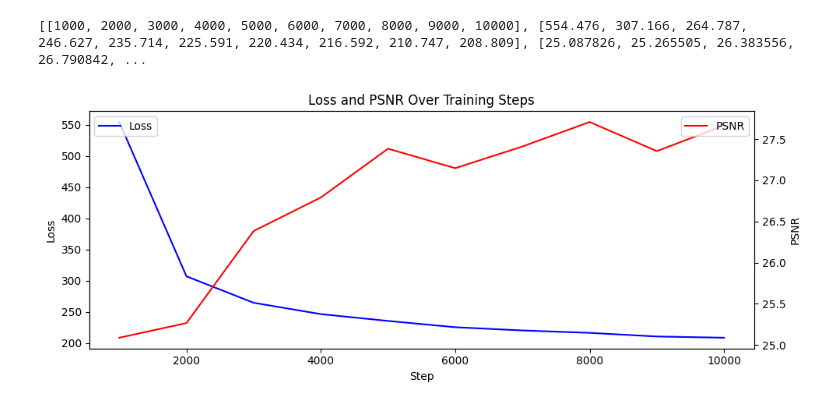
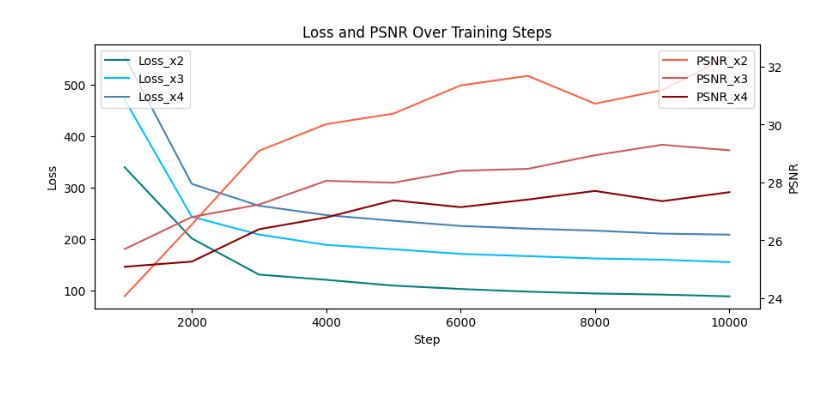
Before and after one commit to samleong66/AMLS2_final, a Jupyter notebook: visualization.ipynb, the cells around one changed output. Drawn from its saved outputs; the diff is of its cells as text; code cells hidden in the pictures.

```diff
--- a/visualization.ipynb
+++ b/visualization.ipynb
@@ -44,6 +46,0 @@ def plot_pre_gen_loss(log_lines):
-# %%
-log_file = 'results/training_x2.log'
-log_lines = read_log_file(log_file)
-fig = plot_pre_gen_loss(log_lines)
-plt.tight_layout()
-fig.savefig('results/training/pre_gen_loss_x2.png')
@@ -53,6 +46,0 @@ fig.savefig('results/training/pre_gen_loss_x2.png')
-# %%
-log_file = 'results/training_x3.log'
-log_lines = read_log_file(log_file)
-fig = plot_pre_gen_loss(log_lines)
-plt.tight_layout()
-fig.savefig('results/training/pre_gen_loss_x3.png')
@@ -62,9 +47,21 @@ fig.savefig('results/training/pre_gen_loss_x3.png')
-# %%
-log_file = 'results/training_x4.log'
-log_lines = read_log_file(log_file)
-fig = plot_pre_gen_loss(log_lines)
-plt.tight_layout()
-fig.savefig('results/training/pre_gen_loss_x4.png')
-# %% [output]
-[[1000, 2000, 3000, 4000, 5000, 6000, 7000, 8000, 9000, 10000], [554.476, 307.166, 264.787, 246.627, 235.714, 225.591, 220.434, 216.592, 210.747, 208.809], [25.087826, 25.265505, 26.383556, 26.790842, ...
-[figure, removed]
+# %%
+fig = plt.figure(figsize=(10,4))
+ax = fig.add_subplot(111)
+par = ax.twinx()
+loss_color = ['#008080', '#00BFFF', '#4682B4']
+psnr_color = ['#FF6347', '#CD5C5C', '#8B0000']
+for i in range(2, 5):
+    log_file = f'results/training_x{i}.log'
+    log_lines = read_log_file(log_file)
+    results = pre_gen_loss(log_lines)
+    ax.plot(results[0], results[1], color=loss_color[i-2], label=f'Loss_x{i}')
+    par.plot(results[0], results[2], color=psnr_color[i-2], label=f'PSNR_x{i}')
+ax.set_xlabel('Step')
+ax.set_ylabel('Loss')
+par.set_ylabel('PSNR')
+ax.legend(loc='upper left')
+par.legend(loc='upper right')
+ax.set_title("Loss and PSNR Over Training Steps")
+fig.savefig('results/training/pre_gen_loss_comb.png')
+# %% [output]
+[figure, added]
```
Also changed, not shown: parts of 7 cells of this notebook.
